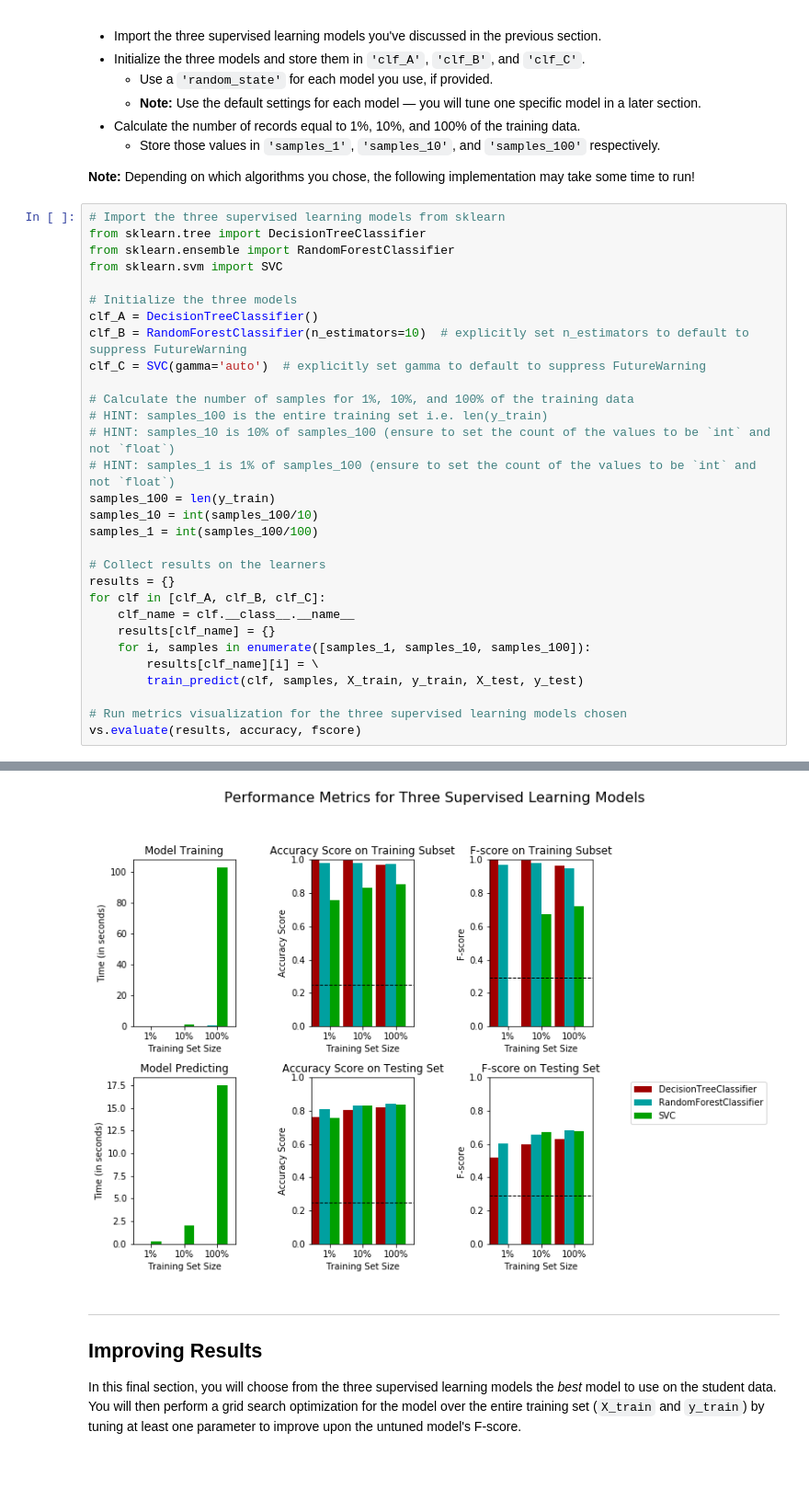
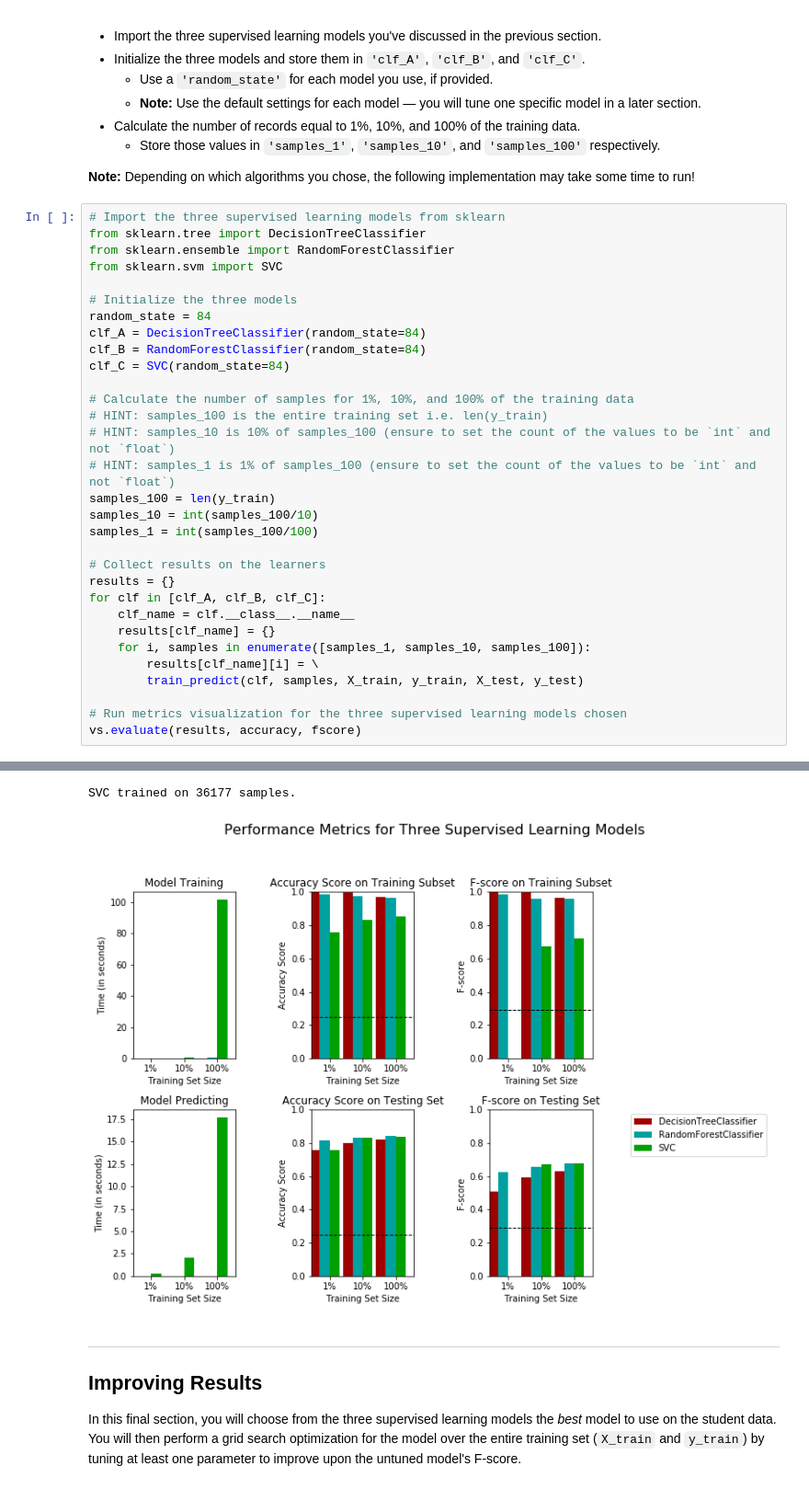
Before and after one commit to davide84/machine-learning, a Jupyter notebook: finding_donors/finding_donors.ipynb, the cells around one changed output, grey strips where cells are left out. Shown: that part at 92% size. Cells and saved outputs as stored; diff of their text form.

```diff
--- a/finding_donors/finding_donors.ipynb
+++ b/finding_donors/finding_donors.ipynb
@@ -390,9 +390,10 @@ from sklearn.ensemble import RandomForestClassifier
 from sklearn.svm import SVC
 
 # Initialize the three models
-clf_A = DecisionTreeClassifier()
-clf_B = RandomForestClassifier(n_estimators=10)  # explicitly set n_estimators to default to suppress FutureWarning
-clf_C = SVC(gamma='auto')  # explicitly set gamma to default to suppress FutureWarning
+random_state = 84
+clf_A = DecisionTreeClassifier(random_state=84)
+clf_B = RandomForestClassifier(random_state=84)
+clf_C = SVC(random_state=84)
 
 # Calculate the number of samples for 1%, 10%, and 100% of the training data
 # HINT: samples_100 is the entire training set i.e. len(y_train)
@@ -426,4 +426,5 @@ SVC trained on 36177 samples.
+SVC trained on 36177 samples.
-[figure, old version]
+[figure, new version]
 # %% [markdown]
 ----
 ## Improving Results
```
Also changed, not shown: parts of 6 cells of this notebook, 1 other file.
